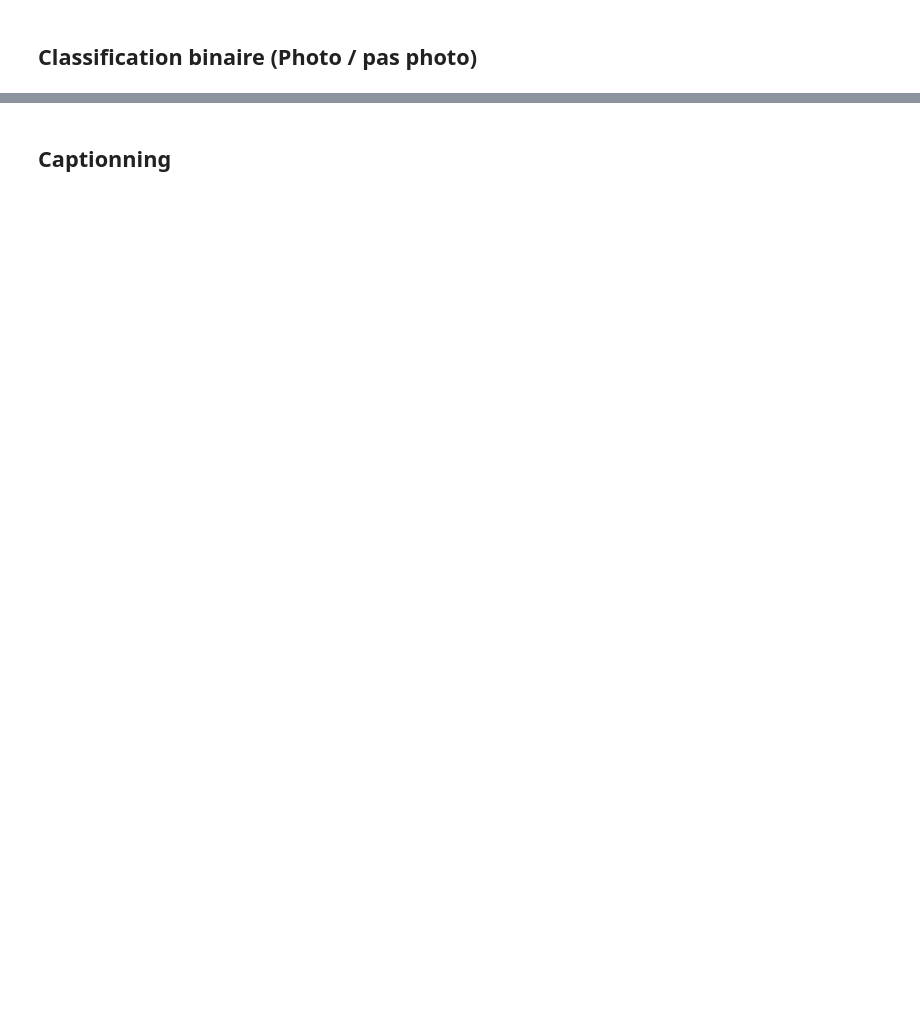
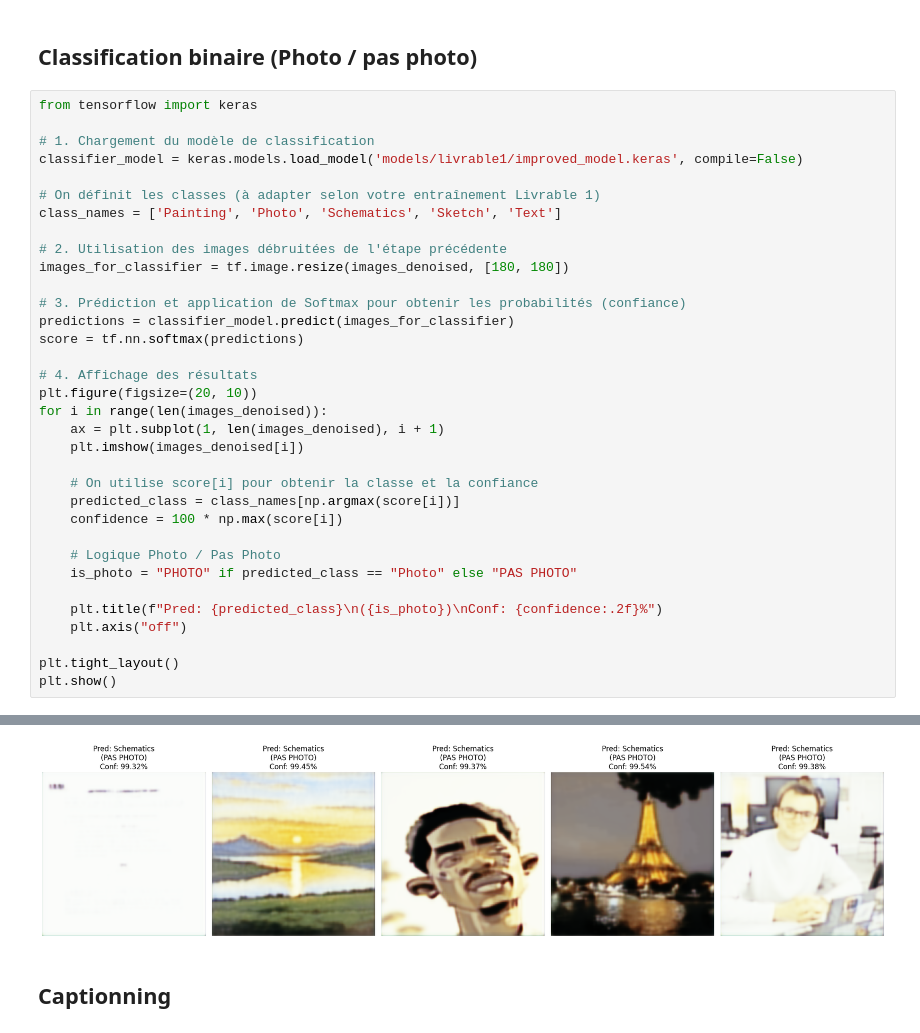
Before and after one commit to Charlyhno-eng/projet-leyenda, a Jupyter notebook: livrable_final.ipynb, the cells around one changed output, grey strips where cells are left out. Cells and saved outputs as stored; diff of their text form; blank space fills up the shorter version.

```diff
--- a/livrable_final.ipynb
+++ b/livrable_final.ipynb
@@ -18,2 +73,37 @@ I0000 00:00:1780390113.169195  163111 port.cc:153] oneDNN custom operations are
 # %% [markdown]
 ## Classification binaire (Photo / pas photo)
+# %%
+from tensorflow import keras
+
+# 1. Chargement du modèle de classification
+classifier_model = keras.models.load_model('models/livrable1/improved_model.keras', compile=False)
+
+# On définit les classes (à adapter selon votre entraînement Livrable 1)
+class_names = ['Painting', 'Photo', 'Schematics', 'Sketch', 'Text']
+
+# 2. Utilisation des images débruitées de l'étape précédente
+images_for_classifier = tf.image.resize(images_denoised, [180, 180])
+
+# 3. Prédiction et application de Softmax pour obtenir les probabilités (confiance)
+predictions = classifier_model.predict(images_for_classifier)
+score = tf.nn.softmax(predictions)
+
+# 4. Affichage des résultats
+plt.figure(figsize=(20, 10))
+for i in range(len(images_denoised)):
+    ax = plt.subplot(1, len(images_denoised), i + 1)
+    plt.imshow(images_denoised[i])
+
+    # On utilise score[i] pour obtenir la classe et la confiance
+    predicted_class = class_names[np.argmax(score[i])]
+    confidence = 100 * np.max(score[i])
+
+    # Logique Photo / Pas Photo
+    is_photo = "PHOTO" if predicted_class == "Photo" else "PAS PHOTO"
+
+    plt.title(f"Pred: {predicted_class}\n({is_photo})\nConf: {confidence:.2f}%")
+    plt.axis("off")
+
+plt.tight_layout()
+plt.show()
+# %% [output]
@@ -20,2 +111,3 @@ I0000 00:00:1780390113.169195  163111 port.cc:153] oneDNN custom operations are
+[figure, added]
 # %% [markdown]
 ## Captionning
```
Also changed, not shown: parts of 3 cells of this notebook.
